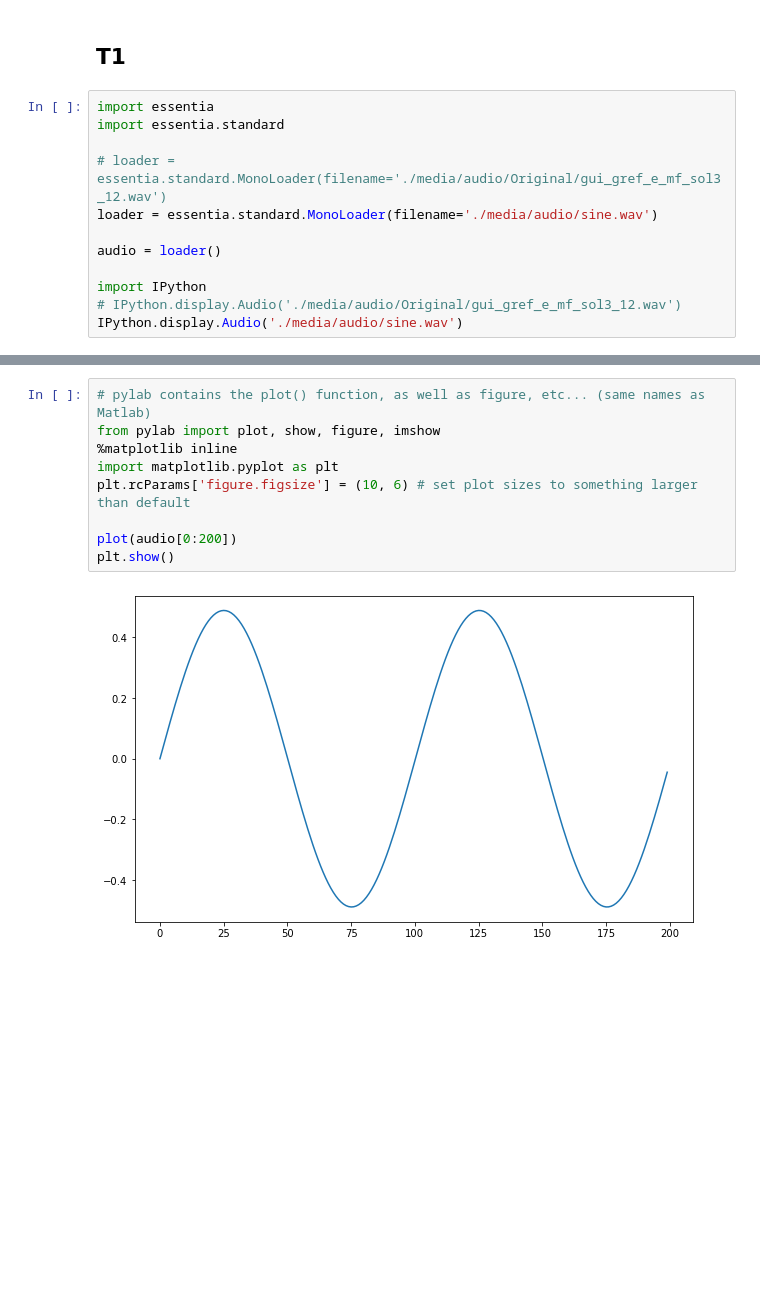
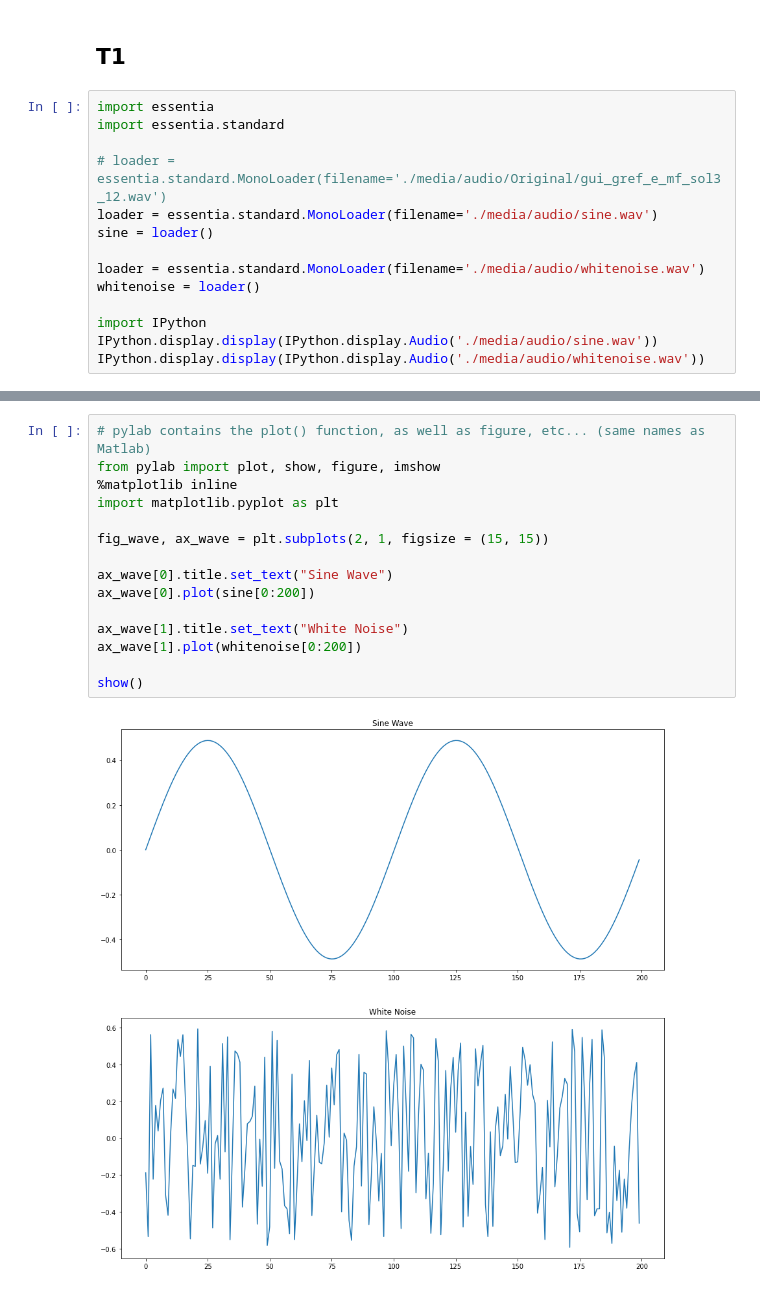
Before and after one commit to mdpcardoso/smul_a2_g09_notebook, a Jupyter notebook: a2.ipynb, the cells around one changed output, grey strips where cells are left out. Drawn from its saved outputs; the diff is of its cells as text; blank space fills up the shorter version.

```diff
--- a/a2.ipynb
+++ b/a2.ipynb
@@ -9,11 +9,13 @@ import essentia.standard
 
 # loader = essentia.standard.MonoLoader(filename='./media/audio/Original/gui_gref_e_mf_sol3_12.wav')
 loader = essentia.standard.MonoLoader(filename='./media/audio/sine.wav')
+sine = loader()
 
-audio = loader()
+loader = essentia.standard.MonoLoader(filename='./media/audio/whitenoise.wav')
+whitenoise = loader()
 
 import IPython
-# IPython.display.Audio('./media/audio/Original/gui_gref_e_mf_sol3_12.wav')
-IPython.display.Audio('./media/audio/sine.wav')
+IPython.display.display(IPython.display.Audio('./media/audio/sine.wav'))
+IPython.display.display(IPython.display.Audio('./media/audio/whitenoise.wav'))
 # %% [output]
 [interactive output not drawn]
@@ -20,11 +23,17 @@ IPython.display.Audio('./media/audio/sine.wav')
 # %%
 # pylab contains the plot() function, as well as figure, etc... (same names as Matlab)
 from pylab import plot, show, figure, imshow
 %matplotlib inline
 import matplotlib.pyplot as plt
-plt.rcParams['figure.figsize'] = (10, 6) # set plot sizes to something larger than default
 
-plot(audio[0:200])
-plt.show()
+fig_wave, ax_wave = plt.subplots(2, 1, figsize = (15, 15))
+
+ax_wave[0].title.set_text("Sine Wave")
+ax_wave[0].plot(sine[0:200])
+
+ax_wave[1].title.set_text("White Noise")
+ax_wave[1].plot(whitenoise[0:200])
+
+show()
 # %% [output]
-[figure, old version]
+[figure, new version]
```
Also changed, not shown: parts of 5 cells of this notebook.
